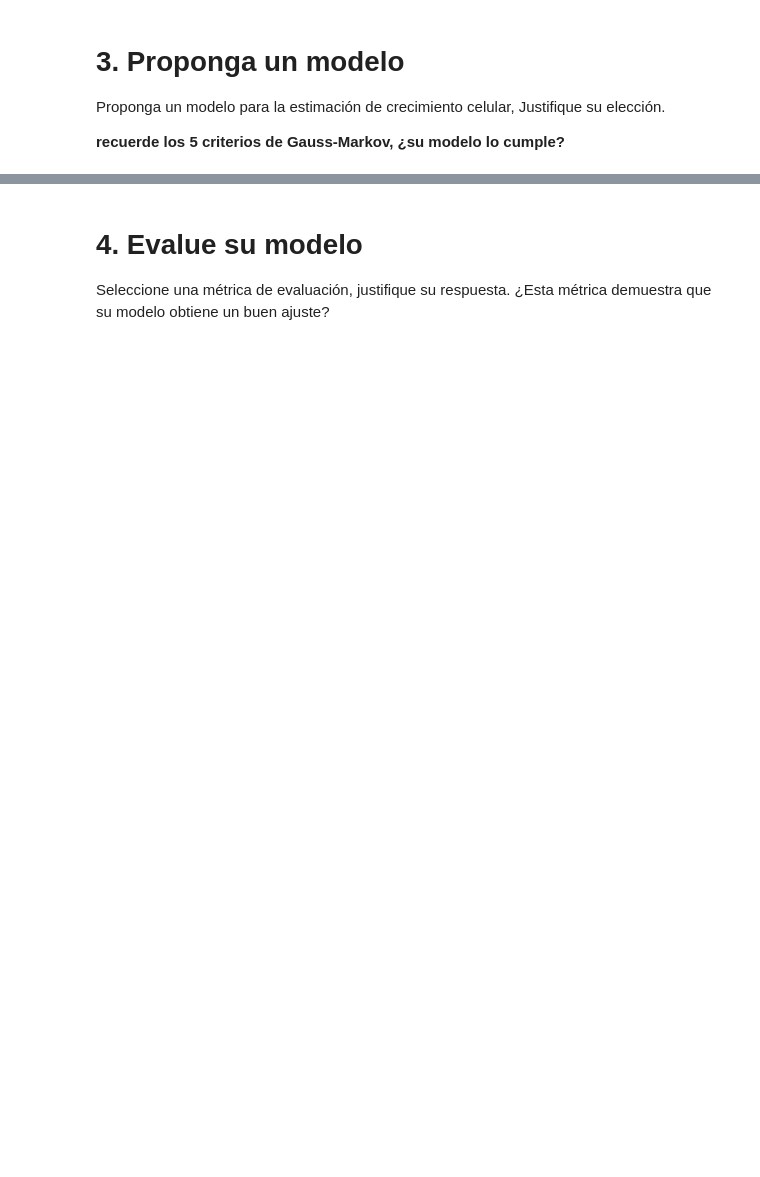
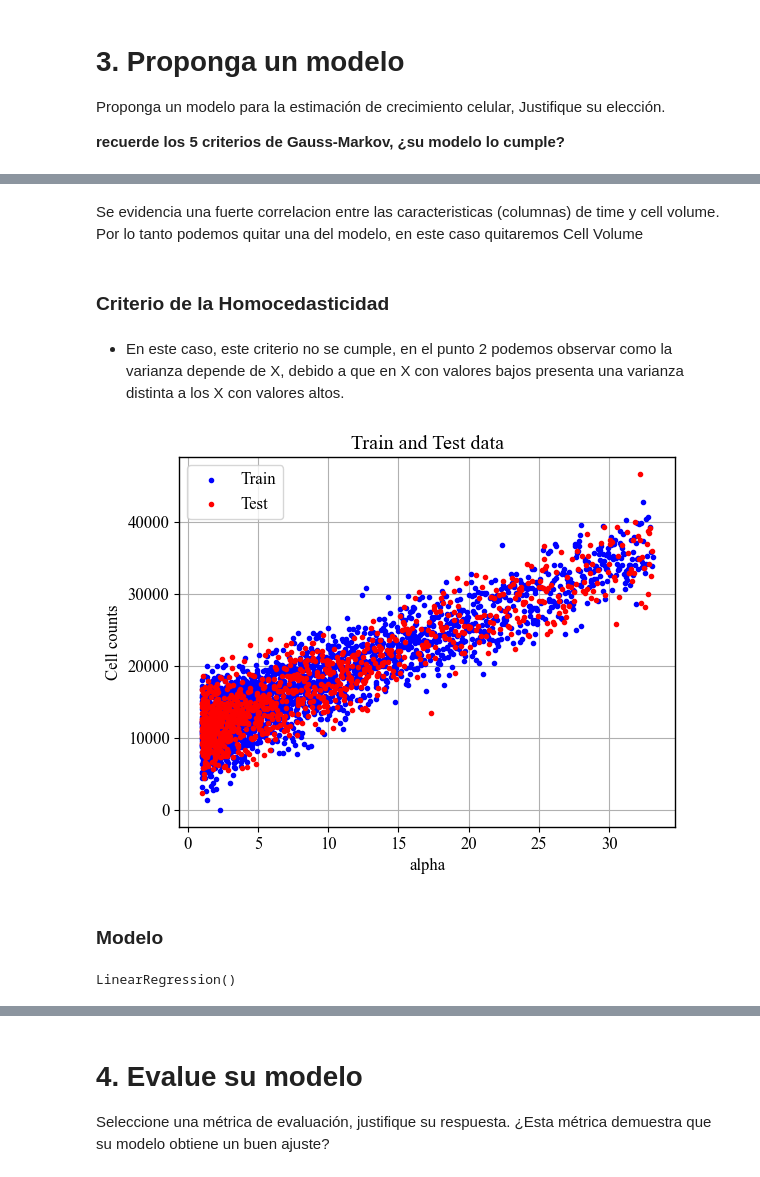
Before and after one commit to MateoPissarello/lineal-regression-ecoli, a Jupyter notebook: Parcial 1.ipynb, the cells around one changed output, grey strips where cells are left out. Drawn from its saved outputs; the diff is of its cells as text; code cells hidden in the pictures; blank space fills up the shorter version.

```diff
--- a/Parcial 1.ipynb
+++ b/Parcial 1.ipynb
@@ -114,0 +142,25 @@ plt.grid(True)
+# %% [markdown]
+Se evidencia una fuerte correlacion entre las caracteristicas (columnas) de time y cell volume. Por lo tanto podemos quitar una del modelo, en este caso quitaremos Cell Volume
+# %% [markdown]
+### **Criterio de la Homocedasticidad**
+# %% [markdown]
+- En este caso, este criterio no se cumple, en el punto 2 podemos observar como la varianza depende de X, debido a que en X con valores bajos presenta una varianza distinta a los X con valores altos.
+# %%
+
+plt.title('Train and Test data')
+plt.xlabel('alpha')
+plt.ylabel('Cell counts')
+plt.scatter(X_train, y_train, label='Train', color='blue', marker='.', zorder=3)
+plt.scatter(X_test, y_test, label='Test', color='red', marker='.', zorder=3)
+plt.legend()
+plt.grid(True)
+# %% [output]
+[figure, added]
+# %% [markdown]
+### **Modelo**
+# %%
+X_train = np.array(X_train).reshape(-1, 1)
+reg = LinearRegression()
+reg.fit(X_train, y_train)
+# %% [output]
+LinearRegression()
```
Also changed, not shown: parts of 28 cells of this notebook.
